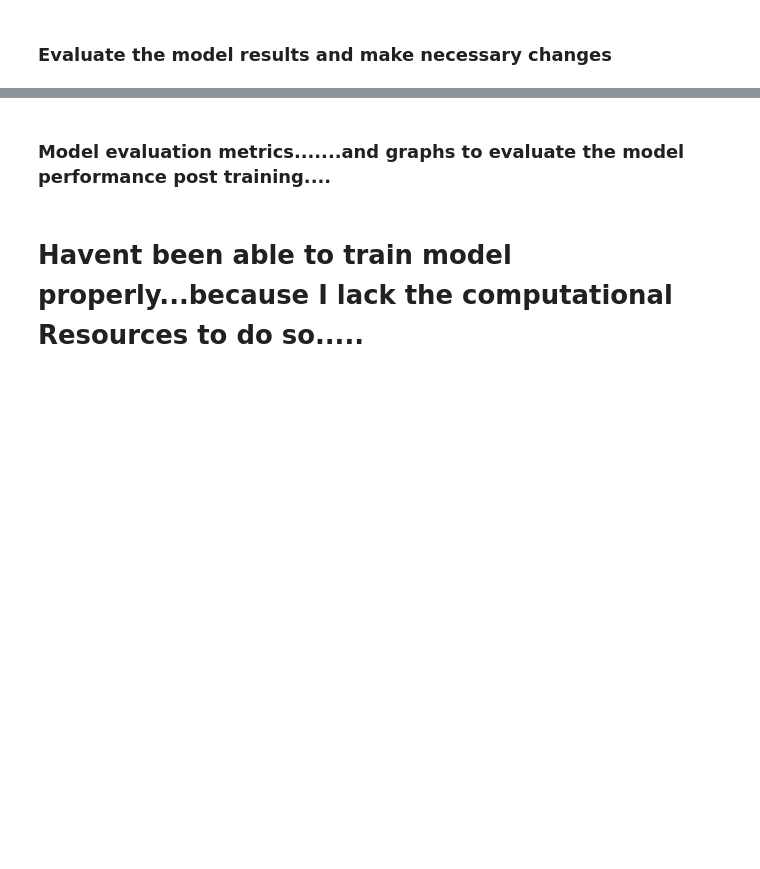
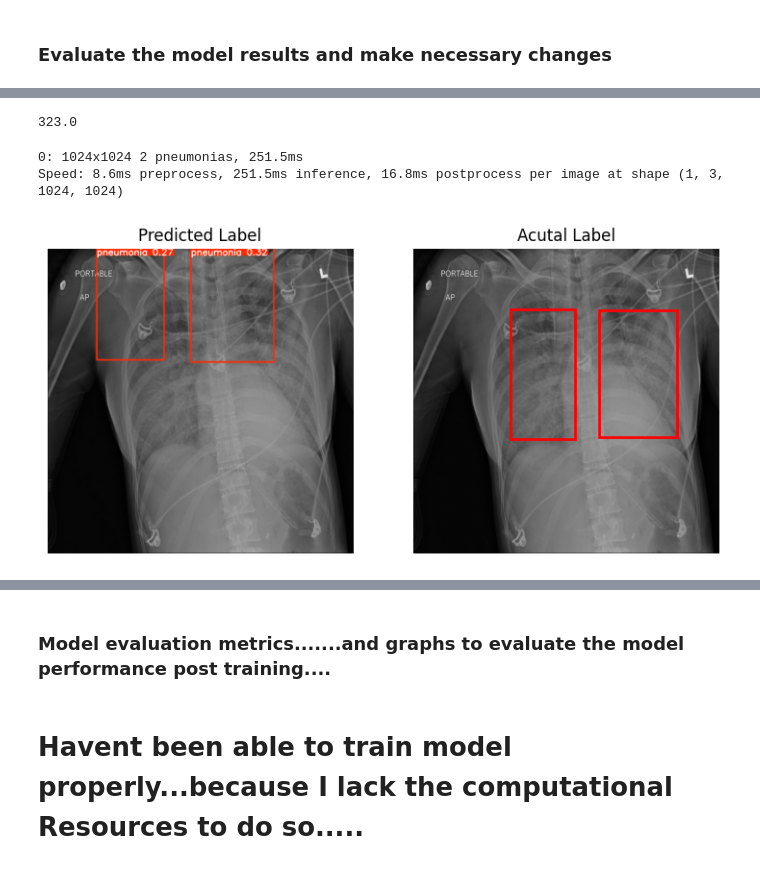
Before and after one commit to kmsmeng/Pneumonia-Detection-Model, a Jupyter notebook: handle_data.ipynb, the cells around one changed output, grey strips where cells are left out. Saved outputs shown, nothing was run; the diff lists cells and outputs as text; code cells hidden in the pictures; blank space fills up the shorter version.

Commit message:
handle data

```diff
--- a/handle_data.ipynb
+++ b/handle_data.ipynb
@@ -1342,0 +1487,4 @@ print(f"Model exported at: {export_path}")
+# %%
+print(image_data.shape)
+image_data_per = image_data.permute(1, 2, 0)
+image_data_per.shape
@@ -1342,0 +1498,7 @@ print(f"Model exported at: {export_path}")
+# %%
+# u have the patient id.
+
+# search for all the data of that patient id in the df
+
+all_labels = df[df['patientId'] == pos_inference_sample_id]
+all_labels
@@ -1342,0 +1524,39 @@ print(f"Model exported at: {export_path}")
+# %%
+
+for x in range(len(all_labels)):
+    col_data = all_labels.iloc[x]
+    print(col_data.x)
+    break
+# %% [output]
+323.0
+# %%
+results = model(image_data_inf)
+model_output = results[0].plot()
+
+# results[0].boxes # gives out the bbox data(if any)
+# results[0].show() # outputs image with bbox (if any)
+
+# Print out the model prediction results and actual results
+fig, axes = plt.subplots(1, 2, figsize=(9, 9))
+
+
+# Predicted labels form model
+axes[0].imshow(model_output, cmap='gray')
+axes[0].set_title('Predicted Label')
+axes[0].axis(False)
+
+# Actual label form the data labels
+axes[1].imshow(image_data_per, cmap='gray')
+axes[1].set_title('Acutal Label')
+axes[1].axis(False)
+
+for x in range(len(all_labels)):
+    col_data = all_labels.iloc[x]
+
+    x, y, width, height = col_data.x, col_data.y, col_data.width, col_data.height
+    rect = Rectangle((x, y), width, height, facecolor='none', edgecolor='red', lw=2)
+    axes[1].add_patch(rect)
+# %% [output]
+0: 1024x1024 2 pneumonias, 251.5ms
+Speed: 8.6ms preprocess, 251.5ms inference, 16.8ms postprocess per image at shape (1, 3, 1024, 1024)
+[figure, added]
```
Also changed, not shown: parts of 36 cells of this notebook, 2 other files.
